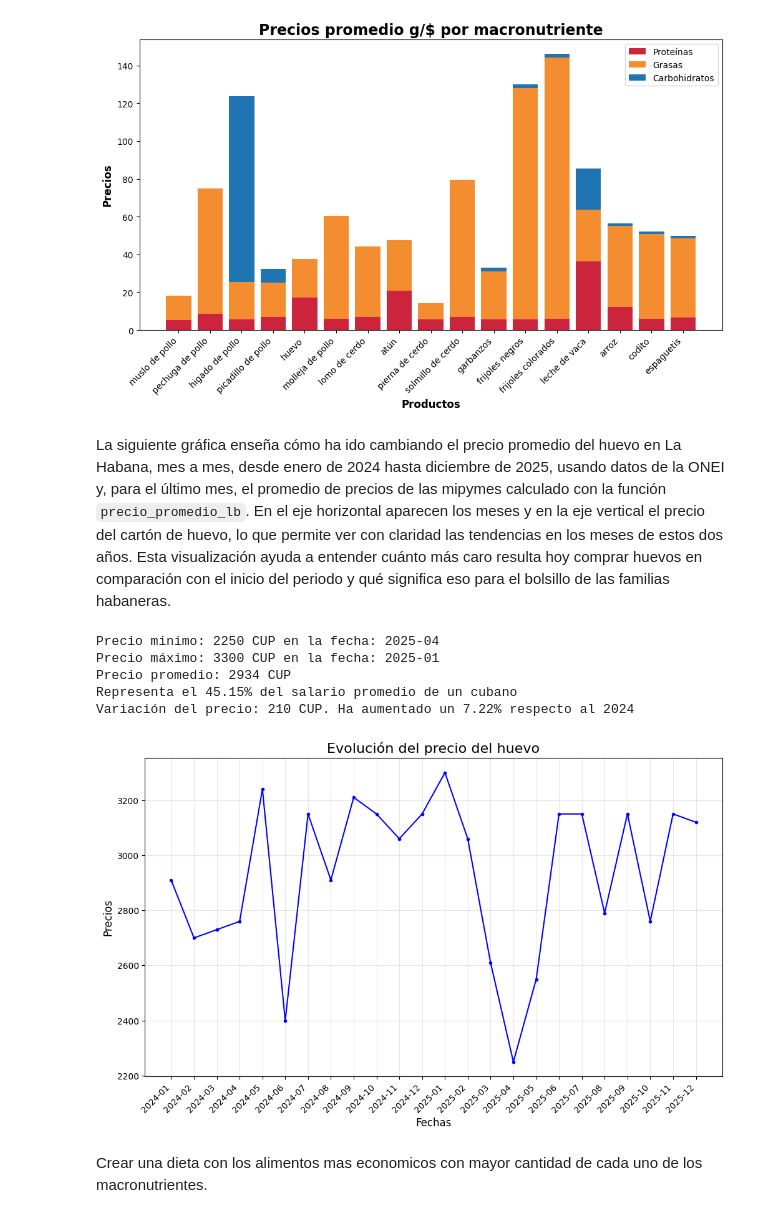
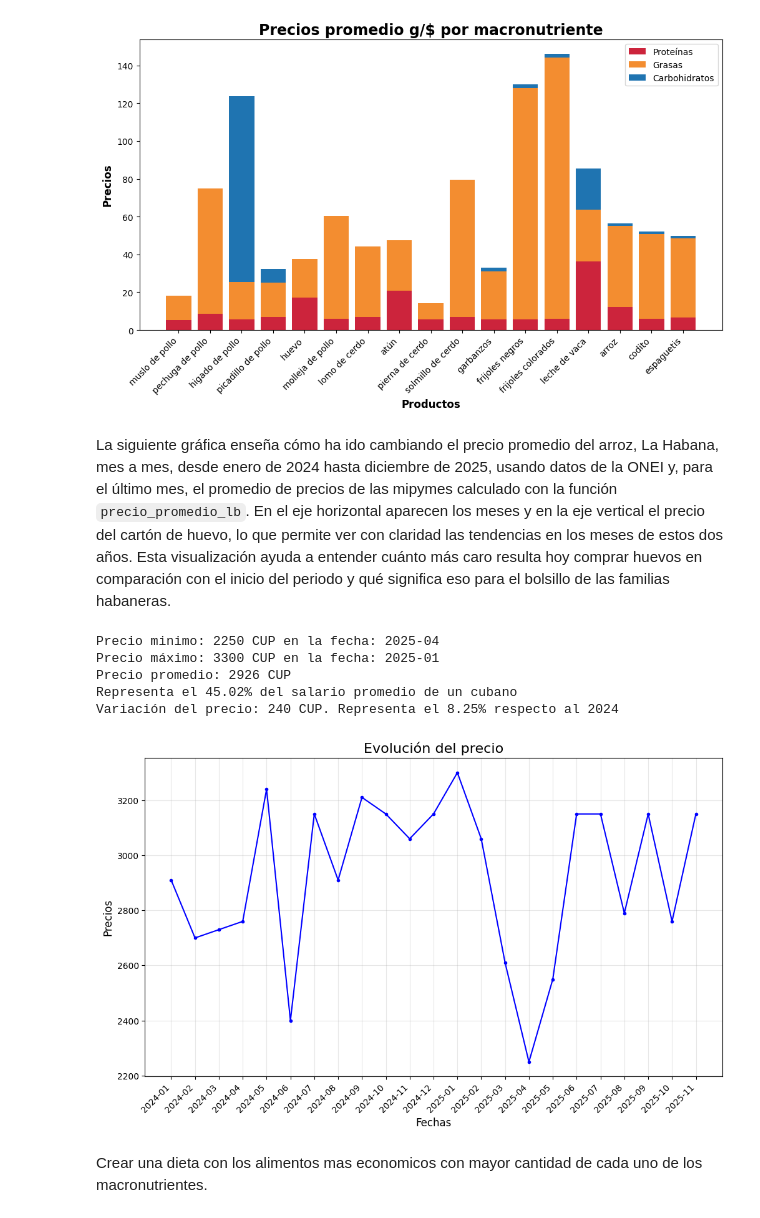
Before and after one commit to datascienceelias-png/proyecto_mipymes, a Jupyter notebook: analisis.ipynb, the cells around one changed output. Drawn from its saved outputs; the diff is of its cells as text; code cells hidden in the pictures.

```diff
--- a/analisis.ipynb
+++ b/analisis.ipynb
@@ -23,7 +23,7 @@ import src.funciones as fn
 
 mipyme = fn.cargar_json("Data/mipymes.json")
 nutrientes = fn.cargar_json("Data/valor_nutricional.json")
-evolución_precios = fn.cargar_json("Data/evolucion_precios_huevo.json")
+evolución_precios = fn.cargar_json("Data/evolucion_precios.json")
 productos = ['muslo de pollo', 'pechuga de pollo', 'higado de pollo', 'picadillo de pollo', 'huevo', 'molleja de pollo', 'lomo de cerdo', 'atún', 'pierna de cerdo', 'solmillo de cerdo', 'garbanzos', 'frijoles negros', 'frijoles colorados', 'leche de vaca', 'arroz', 'codito', 'espaguetis']
 
 proteina = []
@@ -125,26 +125,26 @@ Valor promedio de las grasas>> {'muslo de pollo': 13.04, 'pechuga de pollo': 66.
 Valor promedio de las carbohidrato>> {'muslo de pollo': 0, 'pechuga de pollo': 0, 'higado de pollo': 98.36, 'picadillo de pollo': 7.31, 'huevo': 0, 'molleja de pollo': 0, 'lomo de cerdo': 0, 'atún': 0 ...
 [figure]
 # %% [markdown]
-La siguiente gráfica enseña cómo ha ido cambiando el precio promedio del huevo en La Habana, mes a mes, desde enero de 2024 hasta diciembre de 2025, usando datos de la ONEI y, para el último mes, el promedio de precios de las mipymes calculado con la función `precio_promedio_lb`. En el eje horizontal aparecen los meses y en la eje vertical el precio del cartón de huevo, lo que permite ver con claridad las tendencias en los meses de estos dos años. Esta visualización ayuda a entender cuánto más caro resulta hoy comprar huevos en comparación con el inicio del periodo y qué significa eso para el bolsillo de las familias habaneras.
+La siguiente gráfica enseña cómo ha ido cambiando el precio promedio del arroz, La Habana, mes a mes, desde enero de 2024 hasta diciembre de 2025, usando datos de la ONEI y, para el último mes, el promedio de precios de las mipymes calculado con la función `precio_promedio_lb`. En el eje horizontal aparecen los meses y en la eje vertical el precio del cartón de huevo, lo que permite ver con claridad las tendencias en los meses de estos dos años. Esta visualización ayuda a entender cuánto más caro resulta hoy comprar huevos en comparación con el inicio del periodo y qué significa eso para el bolsillo de las familias habaneras.
 # %%
-fechas, promedio_precio = fn.datos_evolución_precios(evolución_precios)
+fechas, promedio_precio = fn.datos_evolución_precios(evolución_precios, "huevo")
 
 print(f"Precio minimo: {min(promedio_precio)} CUP en la fecha: {fechas[promedio_precio.index(min(promedio_precio))]}")
 print(f"Precio máximo: {max(promedio_precio)} CUP en la fecha: {fechas[promedio_precio.index(max(promedio_precio))]}")
 promedio_24meses = round(sum(promedio_precio)/len(promedio_precio))
 print(f"Precio promedio: {promedio_24meses} CUP")
 
 print(f"Representa el {(promedio_24meses/6499 * 100):.2f}% del salario promedio de un cubano")
-print(f"Variación del precio: {promedio_precio[-1] - promedio_precio[0]} CUP. Ha aumentado un {((promedio_precio[-1] - promedio_precio[0])/ promedio_precio[0]*100):.2f}% respecto al 2024")
+print(f"Variación del precio: {promedio_precio[-1] - promedio_precio[0]} CUP. Representa el {((promedio_precio[-1] - promedio_precio[0])/ promedio_precio[0]*100):.2f}% respecto al 2024")
 
 gr.evolución_huevo(promedio_precio,fechas)
 # %% [output]
 Precio minimo: 2250 CUP en la fecha: 2025-04
 Precio máximo: 3300 CUP en la fecha: 2025-01
-Precio promedio: 2934 CUP
-Representa el 45.15% del salario promedio de un cubano
-Variación del precio: 210 CUP. Ha aumentado un 7.22% respecto al 2024
+Precio promedio: 2926 CUP
+Representa el 45.02% del salario promedio de un cubano
+Variación del precio: 240 CUP. Representa el 8.25% respecto al 2024
-[figure, old version]
+[figure, new version]
 # %% [markdown]
 Crear una dieta con los alimentos mas economicos con mayor cantidad de cada uno de los macronutrientes.
 # %%
```
Also changed, not shown: 4 other files.
